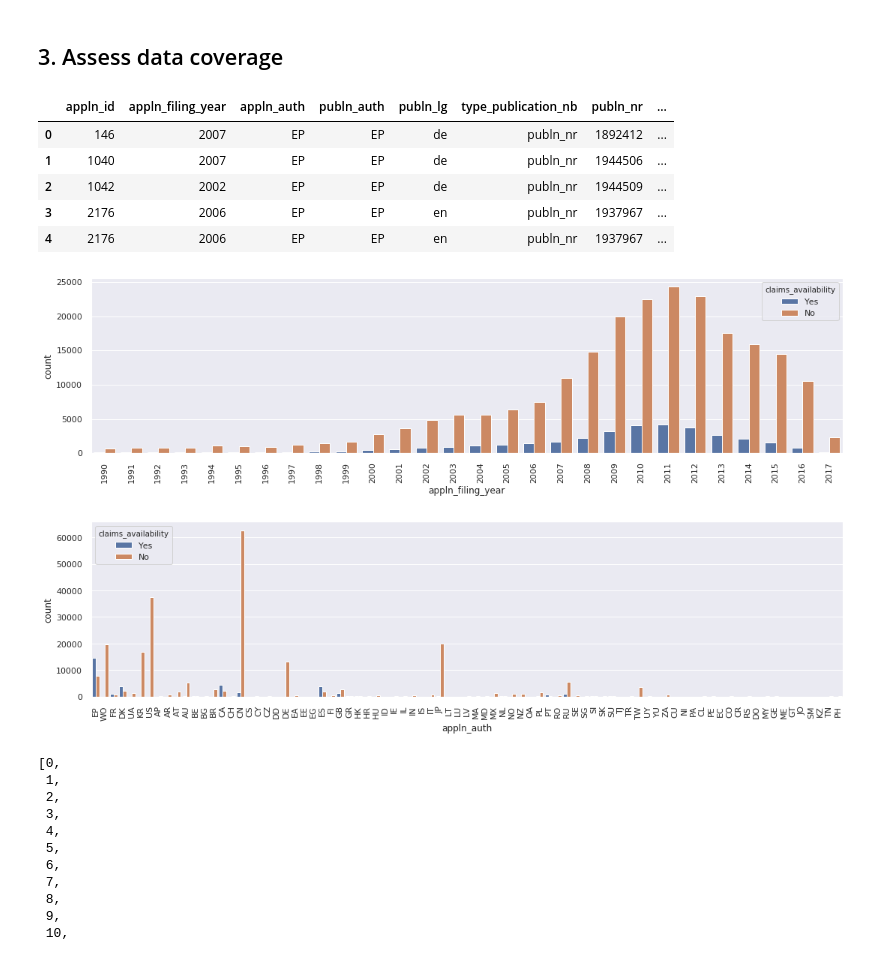
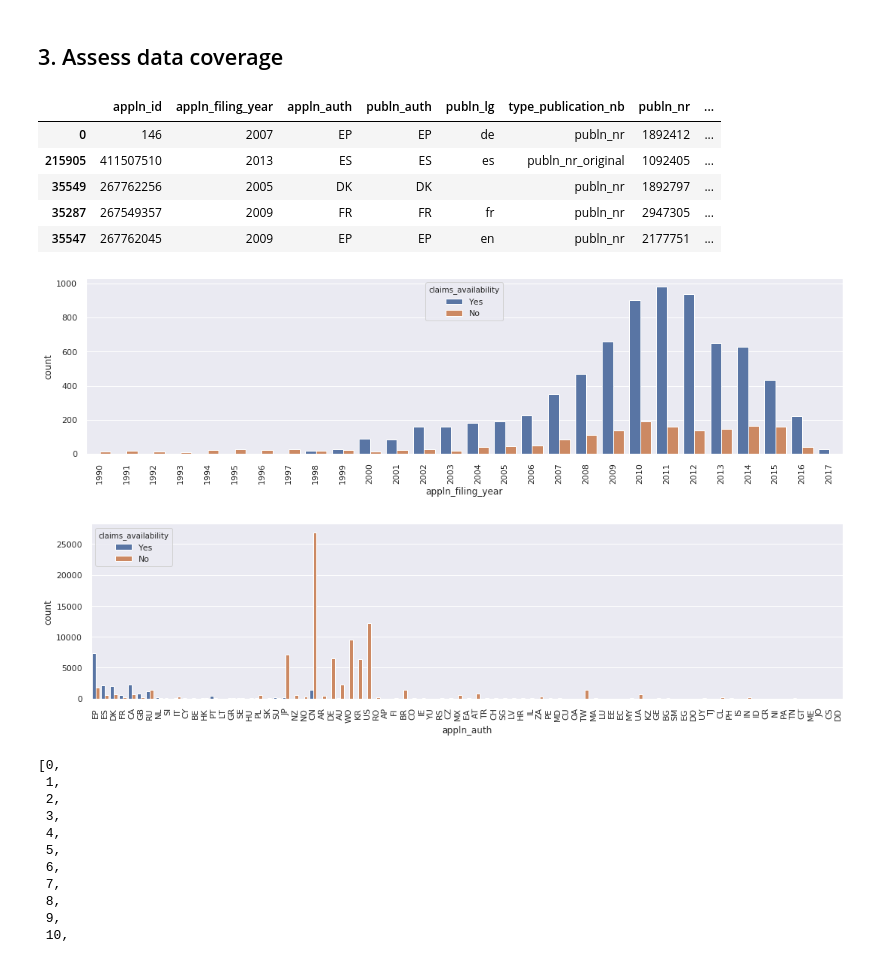
Before and after one commit to amc-econ/nlp-emerging-technologies, a Jupyter notebook: notebooks/coverage_ep_full-text_data.ipynb, the cells around one changed output. Drawn from its saved outputs; the diff is of its cells as text; code cells hidden in the pictures.

Commit message:
assessing data availability

```diff
--- a/notebooks/coverage_ep_full-text_data.ipynb
+++ b/notebooks/coverage_ep_full-text_data.ipynb
@@ -128,31 +128,37 @@ table_PATSTAT['claims_availability'] = table_PATSTAT['publn_nr'].map(mapp).filln
 mapp = {}
 mapp['CLAIM'] = 'Yes'
 table_PATSTAT['claims_availability'] = table_PATSTAT['claims_availability'].map(mapp).fillna(table_PATSTAT['claims_availability'])
+# if we have a claim, we drop duplicates for the other (unmatched) publication numbers
+table_PATSTAT.sort_values(by = 'claims_availability', ascending = False, inplace = True)
+table_PATSTAT.drop_duplicates(subset = 'appln_id', inplace = True)
 # %%
 table_PATSTAT.head()
 # %% [output]
 |  | appln_id | appln_filing_year | appln_auth | publn_auth | publn_lg | type_publication_nb | publn_nr | ... |
 | 0 | 146 | 2007 | EP | EP | de | publn_nr | 1892412 | ... |
-| 1 | 1040 | 2007 | EP | EP | de | publn_nr | 1944506 | ... |
-| 2 | 1042 | 2002 | EP | EP | de | publn_nr | 1944509 | ... |
-| 3 | 2176 | 2006 | EP | EP | en | publn_nr | 1937967 | ... |
-| 4 | 2176 | 2006 | EP | EP | en | publn_nr | 1937967 | ... |
+| 215905 | 411507510 | 2013 | ES | ES | es | publn_nr_original | 1092405 | ... |
+| 35549 | 267762256 | 2005 | DK | DK |  | publn_nr | 1892797 | ... |
+| 35287 | 267549357 | 2009 | FR | FR | fr | publn_nr | 2947305 | ... |
+| 35547 | 267762045 | 2009 | EP | EP | en | publn_nr | 2177751 | ... |
 # %%
 import matplotlib.pyplot as plt
 # use the 'seaborn-colorblind' style
 plt.style.use('seaborn-paper')
 sns.set(rc={'figure.figsize':(16,4)})
 # %%
+# data availability for EP patents
 import seaborn as sns
-g = sns.countplot(x='appln_filing_year', hue='claims_availability', data=table_PATSTAT)
+df = table_PATSTAT[table_PATSTAT['appln_auth']=='EP']
+g = sns.countplot(x='appln_filing_year', hue='claims_availability', data=df)
 g.set_xticklabels(g.get_xticklabels(), rotation=90);
 # %% [output]
-[figure, old version]
+[figure, new version]
 # %%
+# data availability according to patent authority
 g = sns.countplot(x='appln_auth', hue='claims_availability', data=table_PATSTAT)
 g.set_xticklabels(g.get_xticklabels(), rotation=90);
 # %% [output]
-[figure, old version]
+[figure, new version]
 # %%
 index = table_PATSTAT['nb_citing_docdb_fam'].unique().tolist()
 index.sort()
```
Also changed, not shown: parts of 3 cells of this notebook.
